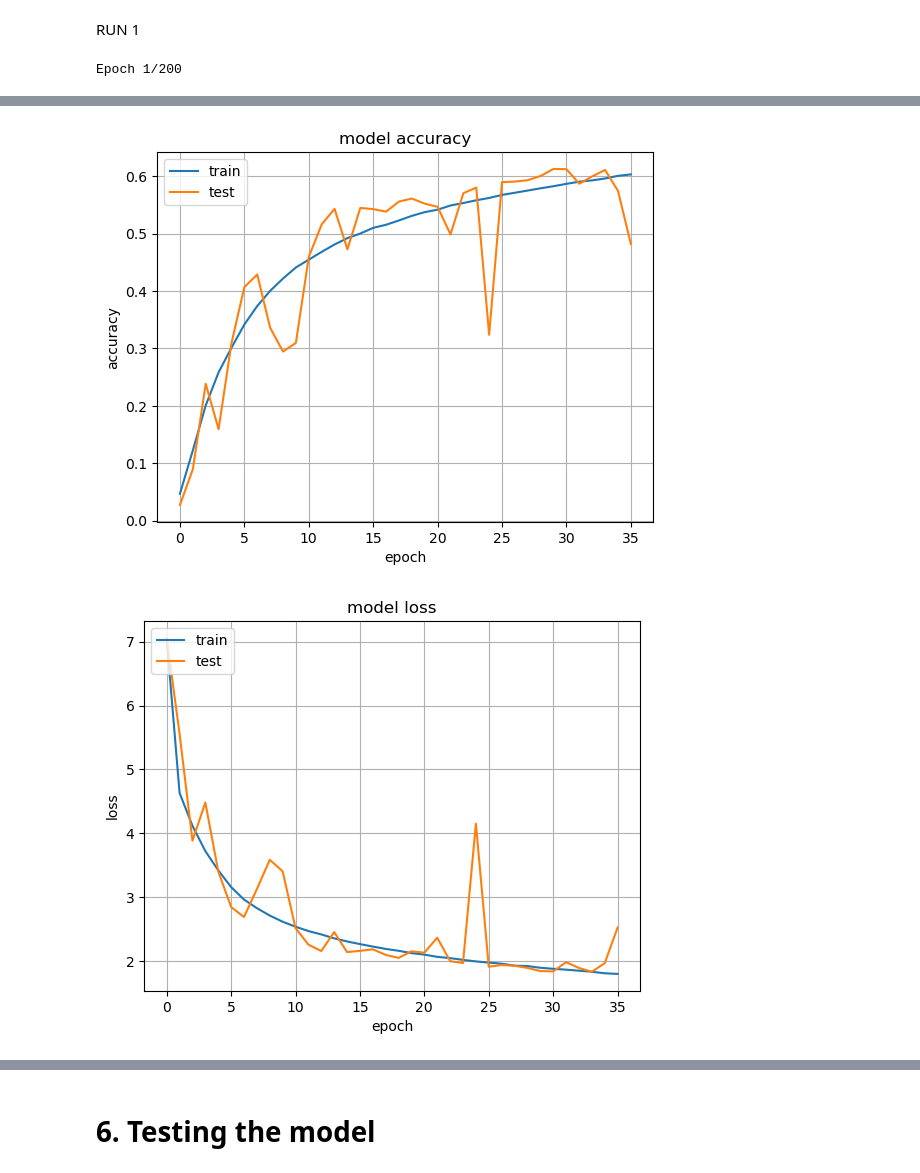
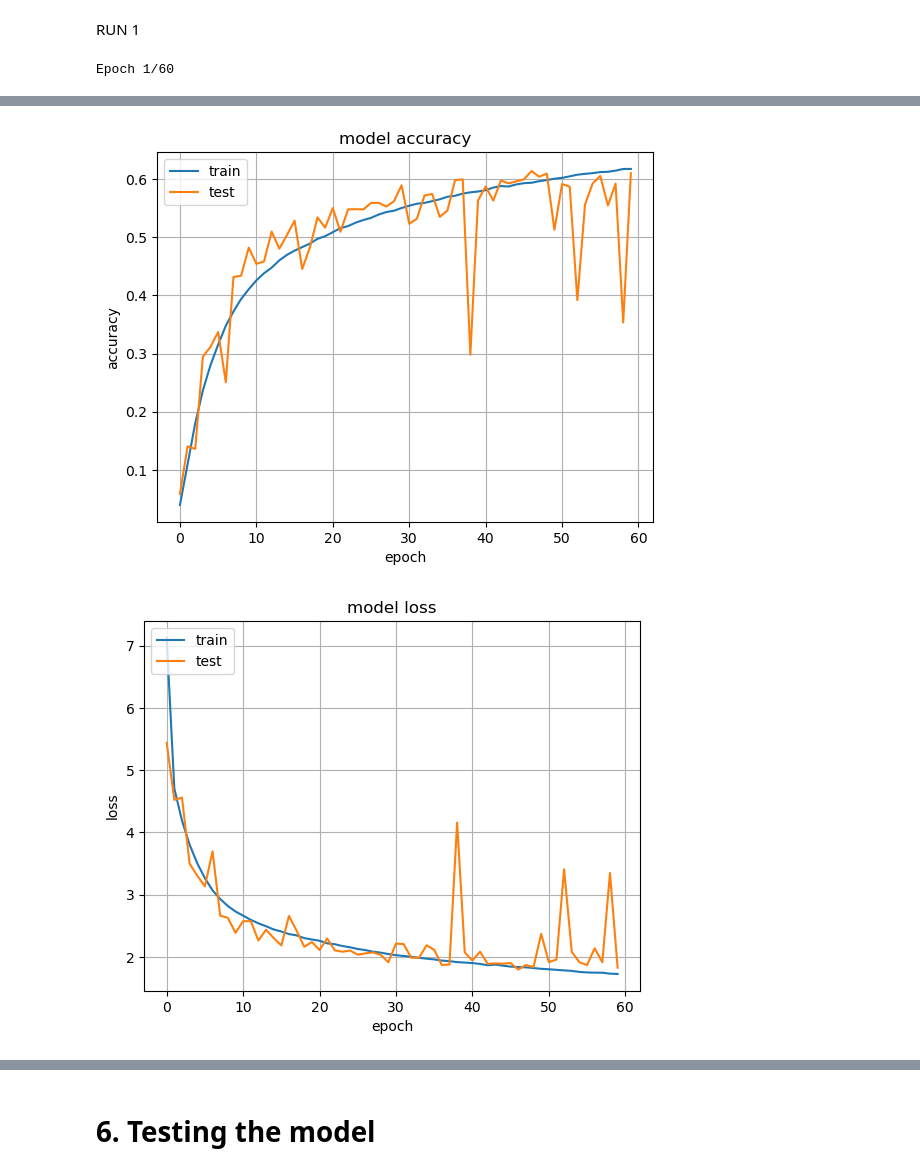
Before and after one commit to mdarfan357/Pictionary, a Jupyter notebook: QuickDraw_final.ipynb, the cells around one changed output, grey strips where cells are left out. Cells and saved outputs as stored; diff of their text form; code cells hidden in the pictures.

```diff
--- a/QuickDraw_final.ipynb
+++ b/QuickDraw_final.ipynb
@@ -175,3 +173,6 @@ callbacks = [checkpoint,earlystop]
+# %%
+# callbacks = [checkpoint,earlystop]
+callbacks = [checkpoint]
 # %%
 gc.collect()
 # %% [output]
@@ -208,7 +209,7 @@ with strategy.scope():
     model.add(Conv2D(512, (3,3), activation = 'relu', padding = 'same'))
     model.add(Conv2D(512, (3,3), activation = 'relu', padding = 'same'))
     model.add(MaxPooling2D(2,2))
-    # model.add(Dropout(0.25))
+    model.add(Dropout(0.25))
     model.add(BatchNormalization())
 
     model.add(Conv2D(1024, (3,3), activation = 'relu', padding = 'same'))
@@ -297,7 +298,7 @@ else:
     history = model.fit(
         x=aug.flow(tr_x, tr_Y, batch_size=batch_size,shuffle=True),
         validation_data=(tst_x,tst_Y),
-        epochs=200,
+        epochs=60,
         callbacks=callbacks)
 
 print(history.history.keys())
@@ -320,4 +321,4 @@ plt.legend(['train', 'test'], loc='upper left')
 plt.grid()
 plt.show()
 # %% [output]
-Epoch 1/200
+Epoch 1/60
@@ -341,6 +342,6 @@ Epoch 36/200
 dict_keys(['loss', 'accuracy', 'val_loss', 'val_accuracy'])
-[figure, old version]
+[figure, new version]
-[figure, old version]
+[figure, new version]
 # %%
 gc.collect()
 # %% [output]
```
Also changed, not shown: parts of 6 cells of this notebook.
